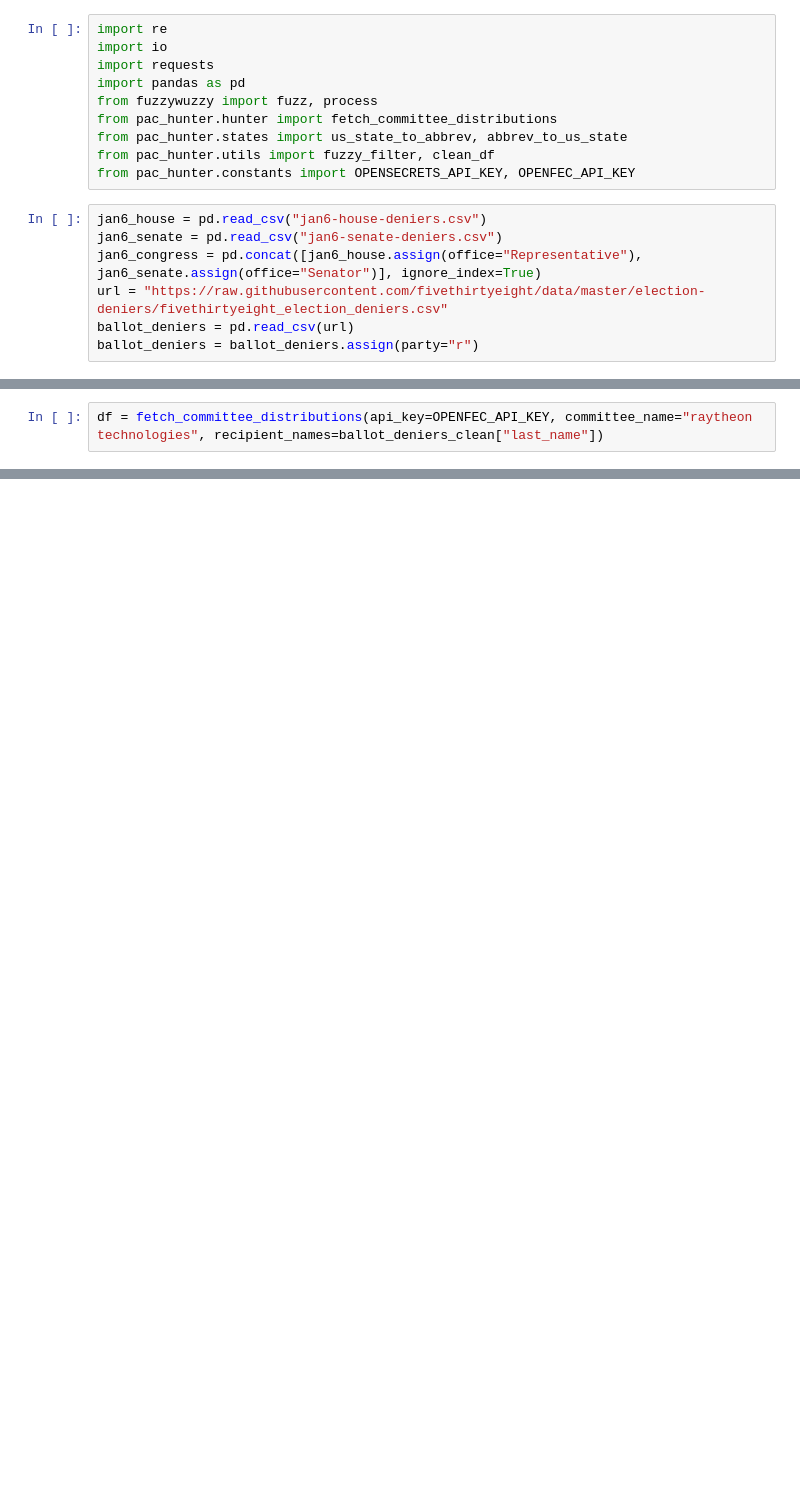
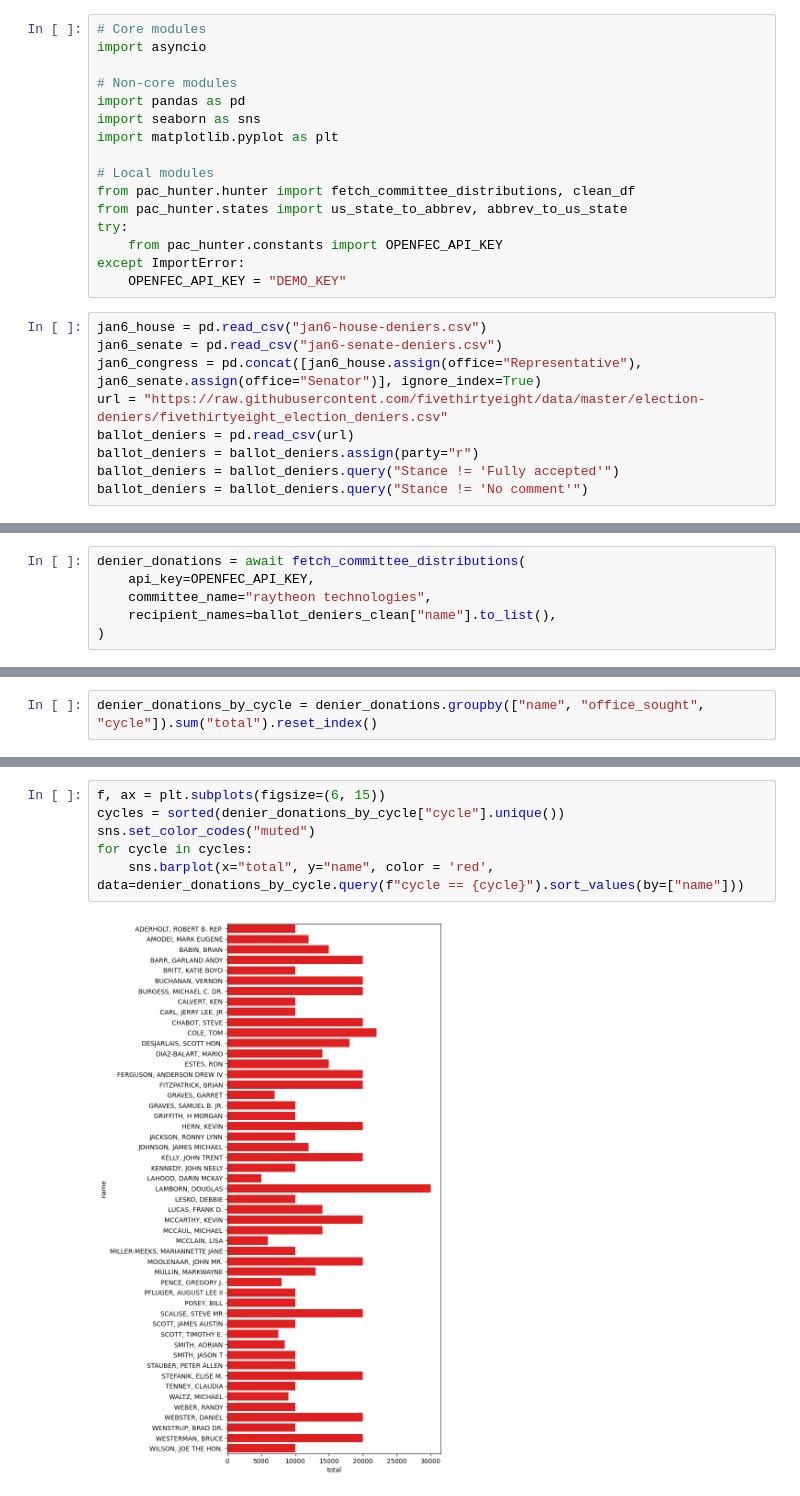
Before and after one commit to jlwhelan28/pac-hunter, a Jupyter notebook: demo.ipynb, the cells around one changed output, grey strips where cells are left out. Saved outputs shown, nothing was run; the diff lists cells and outputs as text; blank space fills up the shorter version.

Commit message:
Update notebook to latest module structure

```diff
--- a/demo.ipynb
+++ b/demo.ipynb
@@ -1,13 +1,19 @@
 # %%
-import re
-import io
-import requests
+# Core modules
+import asyncio
+
+# Non-core modules
 import pandas as pd
-from fuzzywuzzy import fuzz, process
-from pac_hunter.hunter import fetch_committee_distributions
+import seaborn as sns
+import matplotlib.pyplot as plt
+
+# Local modules
+from pac_hunter.hunter import fetch_committee_distributions, clean_df
 from pac_hunter.states import us_state_to_abbrev, abbrev_to_us_state
-from pac_hunter.utils import fuzzy_filter, clean_df
-from pac_hunter.constants import OPENSECRETS_API_KEY, OPENFEC_API_KEY
+try:
+    from pac_hunter.constants import OPENFEC_API_KEY
+except ImportError:
+    OPENFEC_API_KEY = "DEMO_KEY"
 # %%
 jan6_house = pd.read_csv("jan6-house-deniers.csv")
 jan6_senate = pd.read_csv("jan6-senate-deniers.csv")
@@ -15,6 +21,8 @@ jan6_congress = pd.concat([jan6_house.assign(office="Representative"), jan6_sena
 url = "https://raw.githubusercontent.com/fivethirtyeight/data/master/election-deniers/fivethirtyeight_election_deniers.csv"
 ballot_deniers = pd.read_csv(url)
 ballot_deniers = ballot_deniers.assign(party="r")
+ballot_deniers = ballot_deniers.query("Stance != 'Fully accepted'")
+ballot_deniers = ballot_deniers.query("Stance != 'No comment'")
 # %%
 jan6_congress_clean = clean_df(jan6_congress)
 ballot_deniers_clean = clean_df(ballot_deniers)
@@ -23,4 +30,8 @@ jan6_deniers = jan6_congress_clean.query("vote=='yea'")
 # %%
-df = fetch_committee_distributions(api_key=OPENFEC_API_KEY, committee_name="raytheon technologies", recipient_names=ballot_deniers_clean["last_name"])
+denier_donations = await fetch_committee_distributions(
+    api_key=OPENFEC_API_KEY,
+    committee_name="raytheon technologies",
+    recipient_names=ballot_deniers_clean["name"].to_list(),
+)
 # %% [output]
 Multiple results for committee raytheon technologies, taking the first entry
@@ -27,0 +54,2 @@ Dividing recipient names into groups of 50
+# %%
+denier_donations_by_cycle = denier_donations.groupby(["name", "office_sought", "cycle"]).sum("total").reset_index()
@@ -27,0 +72,8 @@ Dividing recipient names into groups of 50
+# %%
+f, ax = plt.subplots(figsize=(6, 15))
+cycles = sorted(denier_donations_by_cycle["cycle"].unique())
+sns.set_color_codes("muted")
+for cycle in cycles:
+    sns.barplot(x="total", y="name", color = 'red', data=denier_donations_by_cycle.query(f"cycle == {cycle}").sort_values(by=["name"]))
+# %% [output]
+[figure, added]
```
Also changed, not shown: parts of 5 cells of this notebook.
